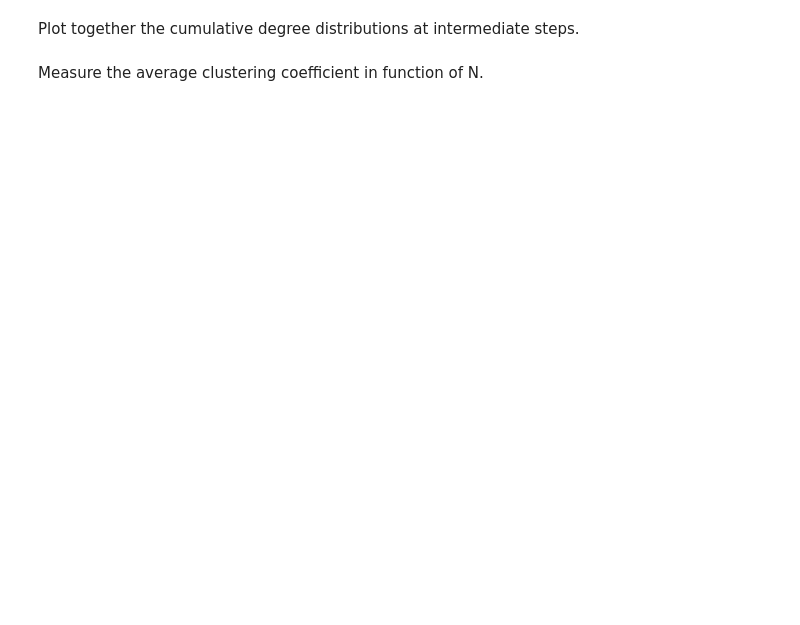
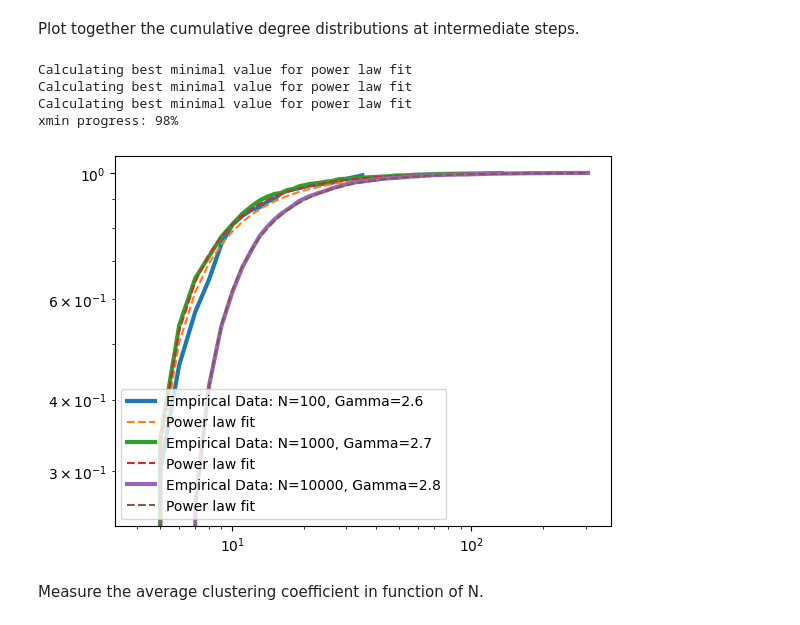
Before and after one commit to ibringfaith/network-science-book-homework, a Jupyter notebook: chapter-five/question_one.ipynb, the cells around one changed output. Cells and saved outputs as stored; diff of their text form; code cells hidden in the pictures; blank space fills up the shorter version.

```diff
--- a/chapter-five/question_one.ipynb
+++ b/chapter-five/question_one.ipynb
@@ -95,4 +124,13 @@ TypeError: lmplot() takes 1 positional argument but 3 were given
 # %% [markdown]
 Plot together the cumulative degree distributions at intermediate steps.
+# %%
+for N in N_list:
+    plot_cdf(N, m)
+# %% [output]
+Calculating best minimal value for power law fit
+Calculating best minimal value for power law fit
+Calculating best minimal value for power law fit
+xmin progress: 98%
+[figure, added]
 # %% [markdown]
 Measure the average clustering coefficient in function of N.
```
Also changed, not shown: parts of 10 cells of this notebook.
